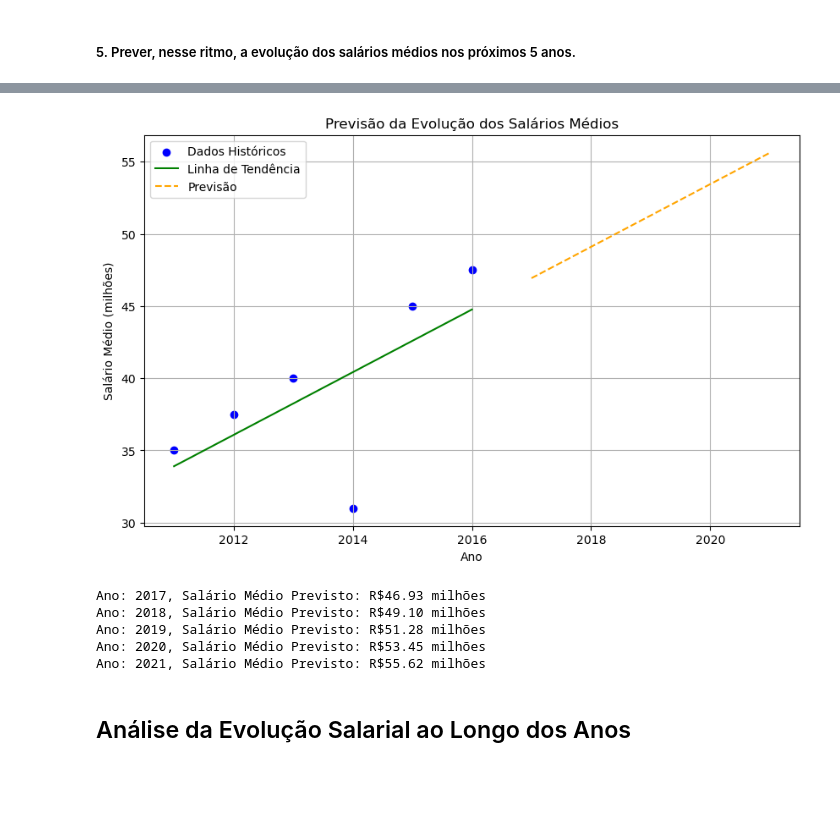
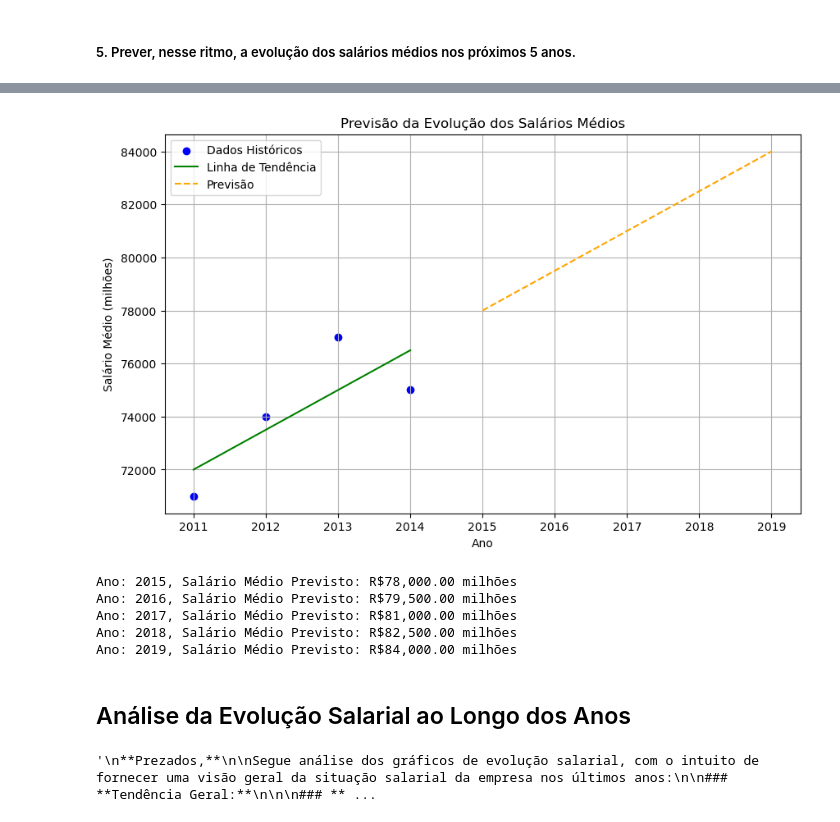
Before and after one commit to carlosmorais-git/EstudoSalariosUnidadeSanFrancisco, a Jupyter notebook: main.ipynb, the cells around one changed output, grey strips where cells are left out. Cells and saved outputs as stored; diff of their text form; code cells hidden in the pictures; blank space fills up the shorter version.

Commit message:
modelo_ia pronta

```diff
--- a/main.ipynb
+++ b/main.ipynb
@@ -355,43 +641,41 @@ plt.show()
 # %%
-import numpy as np
-import pandas as pd
-from sklearn.linear_model import LinearRegression
-import matplotlib.pyplot as plt
+
 
 # Dados históricos (ano e salários médios, em milhões por exemplo)
-anos = np.array([2011, 2012, 2013, 2014, 2015, 2016]).reshape(-1, 1)
-salarios_medios = np.array([35.0, 37.5, 40.0, 31, 45.0, 47.5])  # Exemplos em milhões
+anos = np.array([2011, 2012, 2013, 2014]).reshape(-1, 1)
+TotalPay = np.array([71000, 74000, 77000, 75000])  # Exemplos em milhões
+TotalPayBenefits = np.array([71000, 100000, 101000, 100000])  # Exemplos em milhões
 
 # Treinando o modelo de regressão linear
 modelo = LinearRegression()
-modelo.fit(anos, salarios_medios)
+modelo.fit(anos, TotalPay)
 
 # Previsões para os próximos 5 anos
-anos_futuros = np.array([2017, 2018, 2019, 2020, 2021]).reshape(-1, 1)
+anos_futuros = np.array([2015,2016,2017,2018,2019]).reshape(-1, 1)
 previsoes = modelo.predict(anos_futuros)
 
 # Visualização
 plt.figure(figsize=(10, 6))
-plt.scatter(anos, salarios_medios, color='blue', label='Dados Históricos')
+plt.scatter(anos, TotalPay, color='blue', label='Dados Históricos')
 plt.plot(anos, modelo.predict(anos), color='green', label='Linha de Tendência')
 plt.plot(anos_futuros, previsoes, color='orange', linestyle='--', label='Previsão')
 plt.title('Previsão da Evolução dos Salários Médios')
 plt.xlabel('Ano')
 plt.ylabel('Salário Médio (milhões)')
 plt.legend()
 plt.grid(True)
 plt.show()
 
 # Exibindo os resultados
 for ano, salario in zip(anos_futuros.flatten(), previsoes):
     print(f"Ano: {ano}, Salário Médio Previsto: R${salario:,.2f} milhões")
 # %% [output]
-[figure, old version]
+[figure, new version]
-Ano: 2017, Salário Médio Previsto: R$46.93 milhões
-Ano: 2018, Salário Médio Previsto: R$49.10 milhões
-Ano: 2019, Salário Médio Previsto: R$51.28 milhões
-Ano: 2020, Salário Médio Previsto: R$53.45 milhões
-Ano: 2021, Salário Médio Previsto: R$55.62 milhões
+Ano: 2015, Salário Médio Previsto: R$78,000.00 milhões
+Ano: 2016, Salário Médio Previsto: R$79,500.00 milhões
+Ano: 2017, Salário Médio Previsto: R$81,000.00 milhões
+Ano: 2018, Salário Médio Previsto: R$82,500.00 milhões
+Ano: 2019, Salário Médio Previsto: R$84,000.00 milhões
 # %% [markdown]
 ## Análise da Evolução Salarial ao Longo dos Anos
 # %%
@@ -434,3 +718,5 @@ Segue análise dos gráficos de evolução salarial, com o intuito de fornecer u
 
 
 '''
+# %% [output]
+'\n**Prezados,**\n\nSegue análise dos gráficos de evolução salarial, com o intuito de fornecer uma visão geral da situação salarial da empresa nos últimos anos:\n\n### **Tendência Geral:**\n\n\n### ** ...
```
Also changed, not shown: parts of 20 cells of this notebook.
